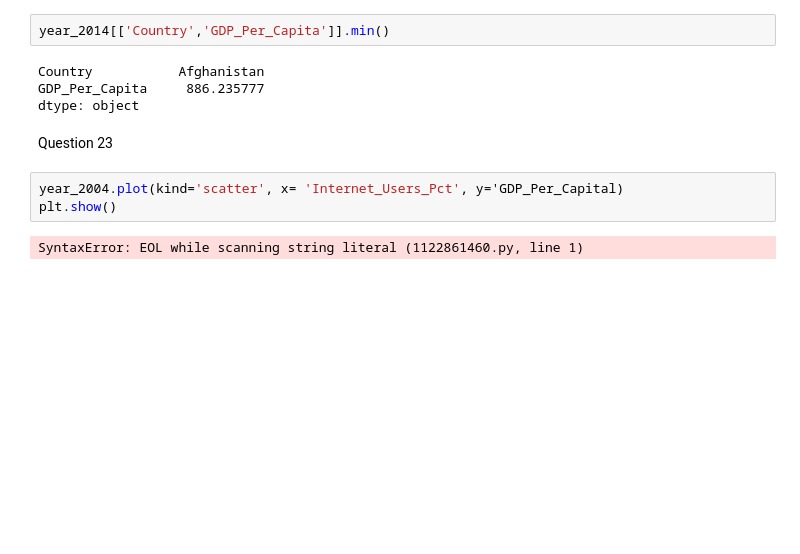
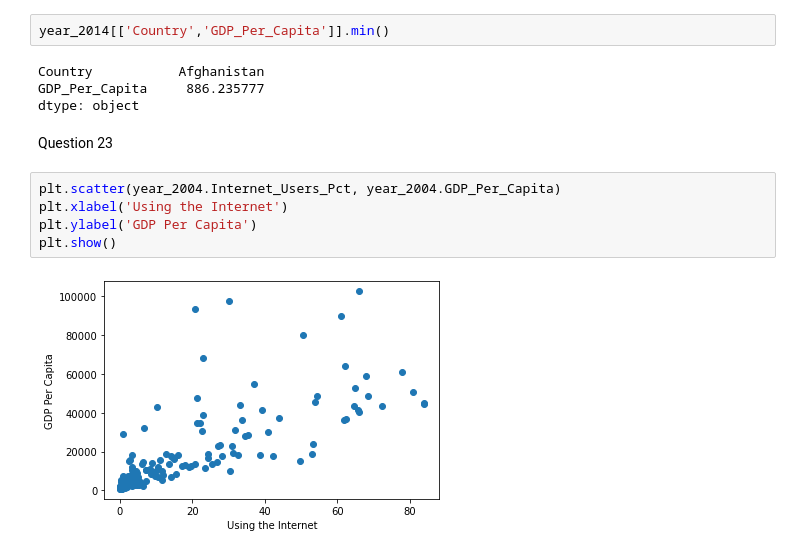
Before and after one commit to kmgarrett1/gdp-and-internet-usage, a Jupyter notebook: notebooks/GDP_Internet_Usage.ipynb, the cells around one changed output. Cells and saved outputs as stored; diff of their text form; blank space fills up the shorter version.

```diff
--- a/notebooks/GDP_Internet_Usage.ipynb
+++ b/notebooks/GDP_Internet_Usage.ipynb
@@ -320,7 +324,9 @@ dtype: object
 # %% [markdown]
 Question 23
 # %%
-year_2004.plot(kind='scatter', x= 'Internet_Users_Pct', y='GDP_Per_Capital)
+plt.scatter(year_2004.Internet_Users_Pct, year_2004.GDP_Per_Capita)
+plt.xlabel('Using the Internet')
+plt.ylabel('GDP Per Capita')
 plt.show()
 # %% [output]
-SyntaxError: EOL while scanning string literal (1122861460.py, line 1)
+[figure, added]
```
Also changed, not shown: parts of 12 cells of this notebook.
